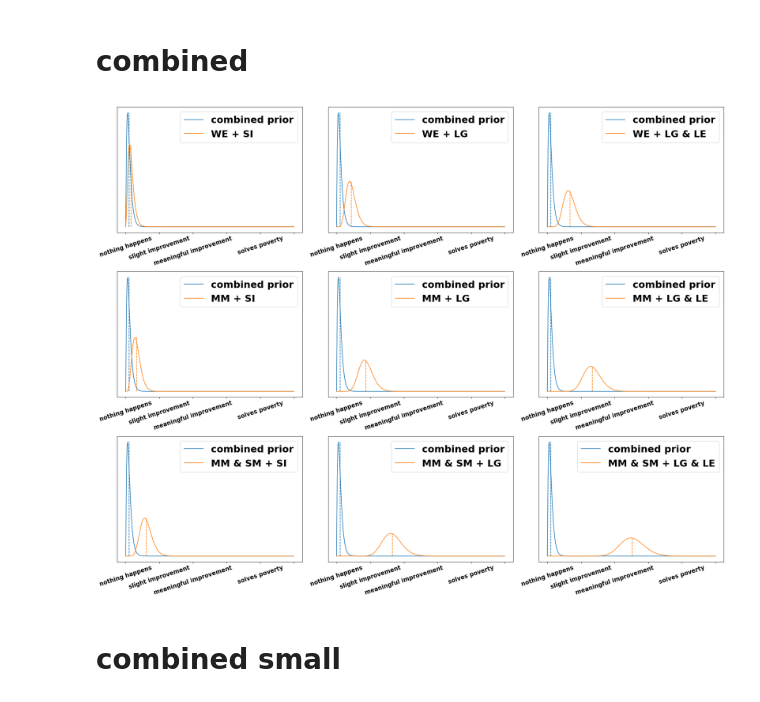
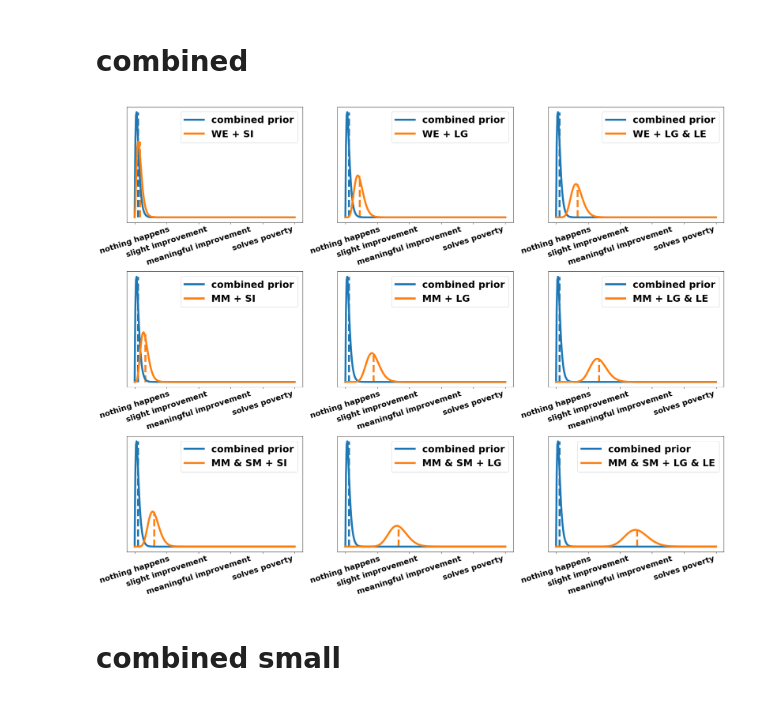
Before and after one commit to mariushobbhahn/mariushobbhahn.github.io, a Jupyter notebook: img/Probabilistic_Judging_1/Probabilistic Judging Part1.ipynb, the cells around one changed output. Cells and saved outputs as stored; diff of their text form; code cells hidden in the pictures.

```diff
--- a/img/Probabilistic_Judging_1/Probabilistic Judging Part1.ipynb
+++ b/img/Probabilistic_Judging_1/Probabilistic Judging Part1.ipynb
@@ -368,100 +368,100 @@ fig, axs = plt.subplots(nrows=3, ncols=3, sharex=False, figsize=(23, 18))
 x_labels = ['', 'nothing happens', 'slight improvement', 'meaningful improvement', '', 'solves poverty']
 
 
-fs_tick_labels = 15
+fs_tick_labels = 20
 
-axs[0][0].plot(x_gamma, gamma_beta_p, label='combined prior')
-axs[0][0].plot(x_gamma, gamma_beta_1_1, label='WE + SI')
-axs[0][0].vlines(gb_exp_p*s*g_p, ymin=0, ymax=1*gamma_beta_p.max(), linestyle='dashed', alpha=1, color="#1f77b4")
-axs[0][0].vlines(gb_exp_1_1*s*g_1, ymin=0, ymax=1*gamma_beta_1_1.max(), linestyle='dashed', alpha=1, color="#ff7f0e")
+axs[0][0].plot(x_gamma, gamma_beta_p, label='combined prior', linewidth=5)
+axs[0][0].plot(x_gamma, gamma_beta_1_1, label='WE + SI', linewidth=5)
+axs[0][0].vlines(gb_exp_p*s*g_p, ymin=0, ymax=1*gamma_beta_p.max(), linestyle='dashed', alpha=1, color="#1f77b4", linewidth=5)
+axs[0][0].vlines(gb_exp_1_1*s*g_1, ymin=0, ymax=1*gamma_beta_1_1.max(), linestyle='dashed', alpha=1, color="#ff7f0e", linewidth=5)
 axs[0][0].set_yticklabels([])
 axs[0][0].set_yticks([])
 axs[0][0].set_xticklabels(x_labels, fontdict={'fontsize':fs_tick_labels})
 axs[0][0].legend(prop={'size': 25})
 
-axs[0][1].plot(x_gamma, gamma_beta_p, label='combined prior')
-axs[0][1].plot(x_gamma, gamma_beta_1_3, label='WE + LG')
-axs[0][1].vlines(gb_exp_p*s*g_p, ymin=0, ymax=1*gamma_beta_p.max(), linestyle='dashed', alpha=1, color="#1f77b4")
-axs[0][1].vlines(gb_exp_1_3*s*g_3, ymin=0, ymax=1*gamma_beta_1_3.max(), linestyle='dashed', alpha=1, color="#ff7f0e")
+axs[0][1].plot(x_gamma, gamma_beta_p, label='combined prior', linewidth=5)
+axs[0][1].plot(x_gamma, gamma_beta_1_3, label='WE + LG', linewidth=5)
+axs[0][1].vlines(gb_exp_p*s*g_p, ymin=0, ymax=1*gamma_beta_p.max(), linestyle='dashed', alpha=1, color="#1f77b4", linewidth=5)
+axs[0][1].vlines(gb_exp_1_3*s*g_3, ymin=0, ymax=1*gamma_beta_1_3.max(), linestyle='dashed', alpha=1, color="#ff7f0e", linewidth=5)
 axs[0][1].set_yticklabels([])
 axs[0][1].set_yticks([])
 axs[0][1].set_xticklabels(x_labels, fontdict={'fontsize':fs_tick_labels})
 axs[0][1].legend(prop={'size': 25})
 
-axs[0][2].plot(x_gamma, gamma_beta_p, label='combined prior')
-axs[0][2].plot(x_gamma, gamma_beta_1_5, label='WE + LG & LE')
-axs[0][2].vlines(gb_exp_p*s*g_p, ymin=0, ymax=1*gamma_beta_p.max(), linestyle='dashed', alpha=1, color="#1f77b4")
-axs[0][2].vlines(gb_exp_1_5*s*g_5, ymin=0, ymax=1*gamma_beta_1_5.max(), linestyle='dashed', alpha=1, color="#ff7f0e")
+axs[0][2].plot(x_gamma, gamma_beta_p, label='combined prior', linewidth=5)
+axs[0][2].plot(x_gamma, gamma_beta_1_5, label='WE + LG & LE', linewidth=5)
+axs[0][2].vlines(gb_exp_p*s*g_p, ymin=0, ymax=1*gamma_beta_p.max(), linestyle='dashed', alpha=1, color="#1f77b4", linewidth=5)
+axs[0][2].vlines(gb_exp_1_5*s*g_5, ymin=0, ymax=1*gamma_beta_1_5.max(), linestyle='dashed', alpha=1, color="#ff7f0e", linewidth=5)
 axs[0][2].set_yticklabels([])
 axs[0][2].set_yticks([])
 axs[0][2].set_xticklabels(x_labels, fontdict={'fontsize':fs_tick_labels})
 axs[0][2].legend(prop={'size': 25})
 
-axs[1][0].plot(x_gamma, gamma_beta_p, label='combined prior')
-axs[1][0].plot(x_gamma, gamma_beta_3_1, label='MM + SI')
-axs[1][0].vlines(gb_exp_p*s*g_p, ymin=0, ymax=1*gamma_beta_p.max(), linestyle='dashed', alpha=1, color="#1f77b4")
-axs[1][0].vlines(gb_exp_3_1*s*g_1, ymin=0, ymax=1*gamma_beta_3_1.max(), linestyle='dashed', alpha=1, color="#ff7f0e")
+axs[1][0].plot(x_gamma, gamma_beta_p, label='combined prior', linewidth=5)
+axs[1][0].plot(x_gamma, gamma_beta_3_1, label='MM + SI', linewidth=5)
+axs[1][0].vlines(gb_exp_p*s*g_p, ymin=0, ymax=1*gamma_beta_p.max(), linestyle='dashed', alpha=1, color="#1f77b4", linewidth=5)
+axs[1][0].vlines(gb_exp_3_1*s*g_1, ymin=0, ymax=1*gamma_beta_3_1.max(), linestyle='dashed', alpha=1, color="#ff7f0e", linewidth=5)
 axs[1][0].set_yticklabels([])
 axs[1][0].set_yticks([])
 axs[1][0].set_xticklabels(x_labels, fontdict={'fontsize':fs_tick_labels})
 axs[1][0].legend(prop={'size': 25})
 
-axs[1][1].plot(x_gamma, gamma_beta_p, label='combined prior')
-axs[1][1].plot(x_gamma, gamma_beta_3_3, label='MM + LG')
-axs[1][1].vlines(gb_exp_p*s*g_p, ymin=0, ymax=1*gamma_beta_p.max(), linestyle='dashed', alpha=1, color="#1f77b4")
-axs[1][1].vlines(gb_exp_3_3*s*g_3, ymin=0, ymax=1*gamma_beta_3_3.max(), linestyle='dashed', alpha=1, color="#ff7f0e")
+axs[1][1].plot(x_gamma, gamma_beta_p, label='combined prior', linewidth=5)
+axs[1][1].plot(x_gamma, gamma_beta_3_3, label='MM + LG', linewidth=5)
+axs[1][1].vlines(gb_exp_p*s*g_p, ymin=0, ymax=1*gamma_beta_p.max(), linestyle='dashed', alpha=1, color="#1f77b4", linewidth=5)
+axs[1][1].vlines(gb_exp_3_3*s*g_3, ymin=0, ymax=1*gamma_beta_3_3.max(), linestyle='dashed', alpha=1, color="#ff7f0e", linewidth=5)
 axs[1][1].set_yticklabels([])
 axs[1][1].set_yticks([])
 axs[1][1].set_xticklabels(x_labels, fontdict={'fontsize':fs_tick_labels})
 axs[1][1].legend(prop={'size': 25})
 
-axs[1][2].plot(x_gamma, gamma_beta_p, label='combined prior')
-axs[1][2].plot(x_gamma, gamma_beta_3_5, label='MM + LG & LE')
-axs[1][2].vlines(gb_exp_p*s*g_p, ymin=0, ymax=1*gamma_beta_p.max(), linestyle='dashed', alpha=1, color="#1f77b4")
-axs[1][2].vlines(gb_exp_3_5*s*g_5, ymin=0, ymax=1*gamma_beta_3_5.max(), linestyle='dashed', alpha=1, color="#ff7f0e")
+axs[1][2].plot(x_gamma, gamma_beta_p, label='combined prior', linewidth=5)
+axs[1][2].plot(x_gamma, gamma_beta_3_5, label='MM + LG & LE', linewidth=5)
+axs[1][2].vlines(gb_exp_p*s*g_p, ymin=0, ymax=1*gamma_beta_p.max(), linestyle='dashed', alpha=1, color="#1f77b4", linewidth=5)
+axs[1][2].vlines(gb_exp_3_5*s*g_5, ymin=0, ymax=1*gamma_beta_3_5.max(), linestyle='dashed', alpha=1, color="#ff7f0e", linewidth=5)
 axs[1][2].set_yticklabels([])
 axs[1][2].set_yticks([])
 axs[1][2].set_xticklabels(x_labels, fontdict={'fontsize':fs_tick_labels})
 axs[1][2].legend(prop={'size': 25})
 
-axs[2][0].plot(x_gamma, gamma_beta_p, label='combined prior')
-axs[2][0].plot(x_gamma, gamma_beta_5_1, label='MM & SM + SI')
-axs[2][0].vlines(gb_exp_p*s*g_p, ymin=0, ymax=1*gamma_beta_p.max(), linestyle='dashed', alpha=1, color="#1f77b4")
-axs[2][0].vlines(gb_exp_5_1*s*g_1, ymin=0, ymax=1*gamma_beta_5_1.max(), linestyle='dashed', alpha=1, color="#ff7f0e")
+axs[2][0].plot(x_gamma, gamma_beta_p, label='combined prior', linewidth=5)
+axs[2][0].plot(x_gamma, gamma_beta_5_1, label='MM & SM + SI', linewidth=5)
+axs[2][0].vlines(gb_exp_p*s*g_p, ymin=0, ymax=1*gamma_beta_p.max(), linestyle='dashed', alpha=1, color="#1f77b4", linewidth=5)
+axs[2][0].vlines(gb_exp_5_1*s*g_1, ymin=0, ymax=1*gamma_beta_5_1.max(), linestyle='dashed', alpha=1, color="#ff7f0e", linewidth=5)
 axs[2][0].set_yticklabels([])
 axs[2][0].set_yticks([])
 axs[2][0].set_xticklabels(x_labels, fontdict={'fontsize':fs_tick_labels})
 axs[2][0].legend(prop={'size': 25})
 
-axs[2][1].plot(x_gamma, gamma_beta_p, label='combined prior')
-axs[2][1].plot(x_gamma, gamma_beta_5_3, label='MM & SM + LG')
-axs[2][1].vlines(gb_exp_p*s*g_p, ymin=0, ymax=1*gamma_beta_p.max(), linestyle='dashed', alpha=1, color="#1f77b4")
-axs[2][1].vlines(gb_exp_5_3*s*g_3, ymin=0, ymax=1*gamma_beta_5_3.max(), linestyle='dashed', alpha=1, color="#ff7f0e")
+axs[2][1].plot(x_gamma, gamma_beta_p, label='combined prior', linewidth=5)
+axs[2][1].plot(x_gamma, gamma_beta_5_3, label='MM & SM + LG', linewidth=5)
+axs[2][1].vlines(gb_exp_p*s*g_p, ymin=0, ymax=1*gamma_beta_p.max(), linestyle='dashed', alpha=1, color="#1f77b4", linewidth=5)
+axs[2][1].vlines(gb_exp_5_3*s*g_3, ymin=0, ymax=1*gamma_beta_5_3.max(), linestyle='dashed', alpha=1, color="#ff7f0e", linewidth=5)
 axs[2][1].set_yticklabels([])
 axs[2][1].set_yticks([])
 axs[2][1].set_xticklabels(x_labels, fontdict={'fontsize':fs_tick_labels})
 axs[2][1].legend(prop={'size': 25})
 
-axs[2][2].plot(x_gamma, gamma_beta_p, label='combined prior')
-axs[2][2].plot(x_gamma, gamma_beta_5_5, label='MM & SM + LG & LE')
-axs[2][2].vlines(gb_exp_p*s*g_p, ymin=0, ymax=1*gamma_beta_p.max(), linestyle='dashed', alpha=1, color="#1f77b4")
-axs[2][2].vlines(gb_exp_5_5*s*g_5, ymin=0, ymax=1*gamma_beta_5_5.max(), linestyle='dashed', alpha=1, color="#ff7f0e")
+axs[2][2].plot(x_gamma, gamma_beta_p, label='combined prior', linewidth=5)
+axs[2][2].plot(x_gamma, gamma_beta_5_5, label='MM & SM + LG & LE', linewidth=5)
+axs[2][2].vlines(gb_exp_p*s*g_p, ymin=0, ymax=1*gamma_beta_p.max(), linestyle='dashed', alpha=1, color="#1f77b4", linewidth=5)
+axs[2][2].vlines(gb_exp_5_5*s*g_5, ymin=0, ymax=1*gamma_beta_5_5.max(), linestyle='dashed', alpha=1, color="#ff7f0e", linewidth=5)
 axs[2][2].set_yticklabels([])
 axs[2][2].set_yticks([])
 axs[2][2].set_xticklabels(x_labels, fontdict={'fontsize':fs_tick_labels})
 axs[2][2].legend(prop={'size': 25})
 
 
 for ax in fig.axes:
     plt.sca(ax)
     plt.xticks(rotation=18)
 
 plt.tight_layout()
 plt.savefig('UBI_combined.png', dpi=300)
 
 plt.show();
 # %% [output]
-[figure, old version]
+[figure, new version]
 # %% [markdown]
 # combined small
 # %%
```
Also changed, not shown: parts of 10 cells of this notebook, 14 other files.
